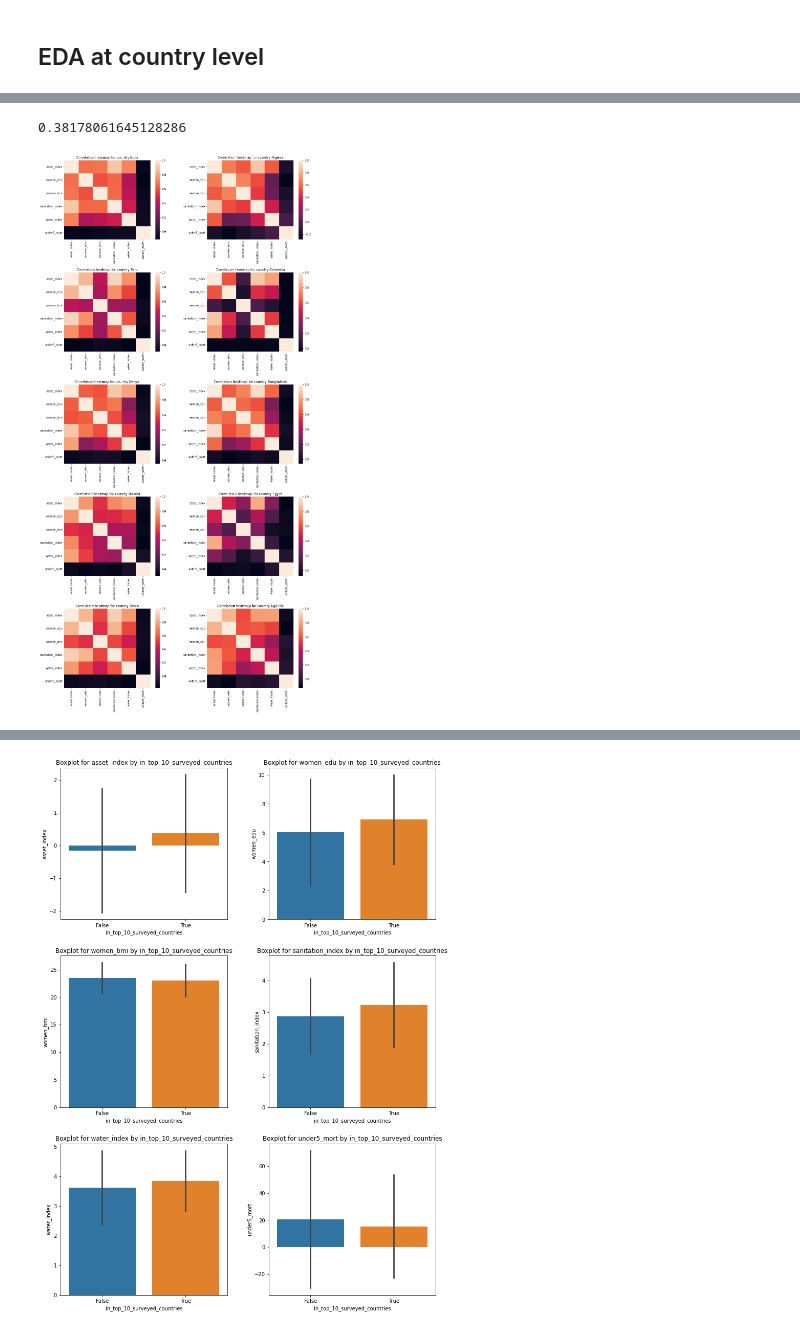
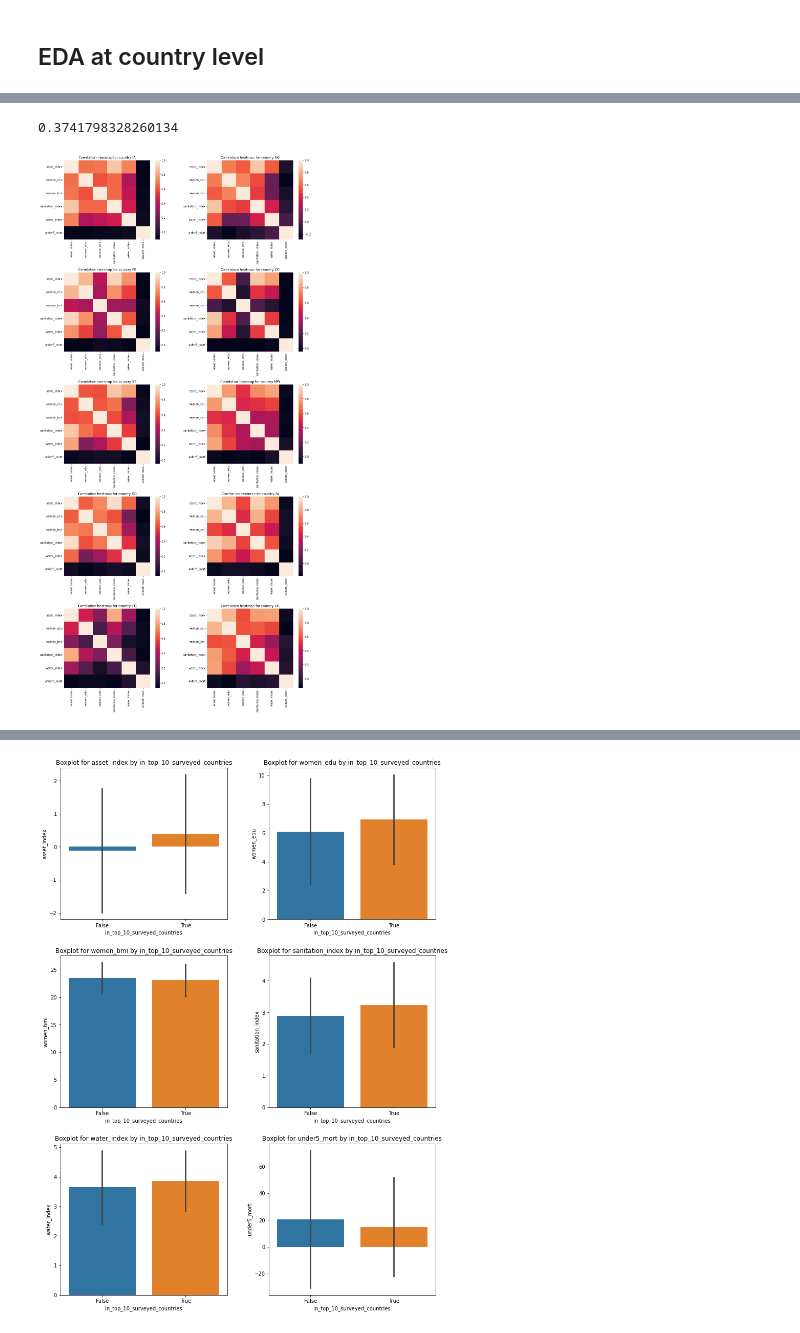
Before and after one commit to caravanuden/sdg-text, a Jupyter notebook: notebooks/eda.ipynb, the cells around one changed output, grey strips where cells are left out. Cells and saved outputs as stored; diff of their text form; code cells hidden in the pictures.

```diff
--- a/notebooks/eda.ipynb
+++ b/notebooks/eda.ipynb
@@ -177,7 +117,8 @@ def assign_point_to_poly(point, polys):
 country_polys = dict(zip(world.name, world.geometry))
 gdf['country'] = gdf.geometry.apply(lambda point: assign_point_to_poly(point, country_polys))
 # %%
+# number of locations that weren't mapped to a country
+# because of this, we'll use cname instead of country
 print(np.sum(gdf.country.isna()))
-gdf = gdf.dropna(subset=['country'])
 # %% [output]
 3332
@@ -188,7 +136,7 @@ Index(['pop_est', 'continent', 'name', 'iso_a3', 'gdp_md_est', 'geometry'], dtyp
 # %%
 world = world[['name', 'continent', 'pop_est', 'gdp_md_est']]
 world.columns = ['country', 'continent', 'pop_est', 'gdp_md_est']
-gdf = gdf.merge(world, on='country')
+gdf = gdf.merge(world, on='country', how='left')
 # %%
 gdf.head()
 # %% [output]
@@ -430,5 +482,5 @@ plt.show()
 # %%
 n = 10
-top_n_countries = gdf.dropna().groupby('country').size().sort_values(ascending=False)[:n]
+top_n_countries = gdf.dropna().groupby('cname').size().sort_values(ascending=False)[:n]
 top_n_countries.head(n)
 # %% [output]
@@ -447,19 +499,19 @@ dtype: int64
 # %%
 np.sum(top_n_countries.reset_index()[0]) / gdf.shape[0]
 # %% [output]
-0.38178061645128286
+0.3741798328260134
 # %%
-top_n_countries = list(top_n_countries.reset_index()['country'])
+top_n_countries = list(top_n_countries.reset_index()['cname'])
 # %%
 fig, axs = plt.subplots(5, 2, figsize=(16,30))
 plt.tight_layout(pad=10.0)
 axs = axs.flatten()
 
-for i, country in enumerate(top_n_countries):
+for i, cname in enumerate(top_n_countries):
     ax = axs[i]
-    ax.set_title(f'Correlation heatmap for country {country}')
-    country_df = gdf[gdf.country == country][features].dropna()
+    ax.set_title(f'Correlation heatmap for country {cname}')
+    country_df = gdf[gdf.cname == cname][features].dropna()
     sns.heatmap(country_df.corr(), ax=ax)
 # %% [output]
-[figure, old version]
+[figure, new version]
 # %%
```
Also changed, not shown: parts of 50 cells of this notebook.
